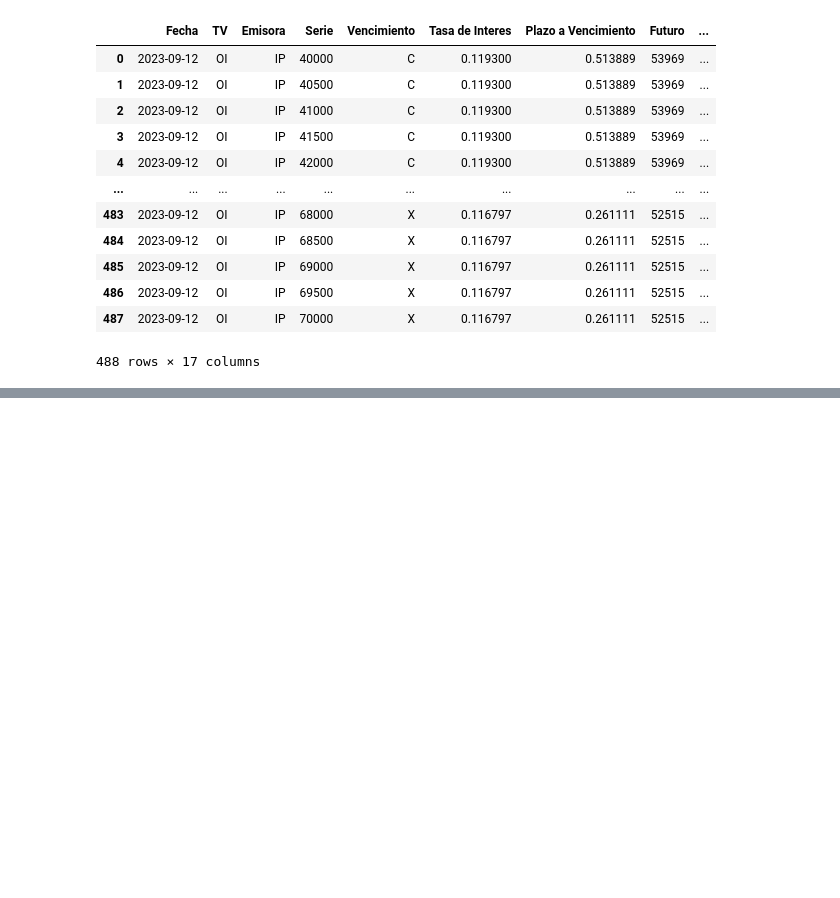
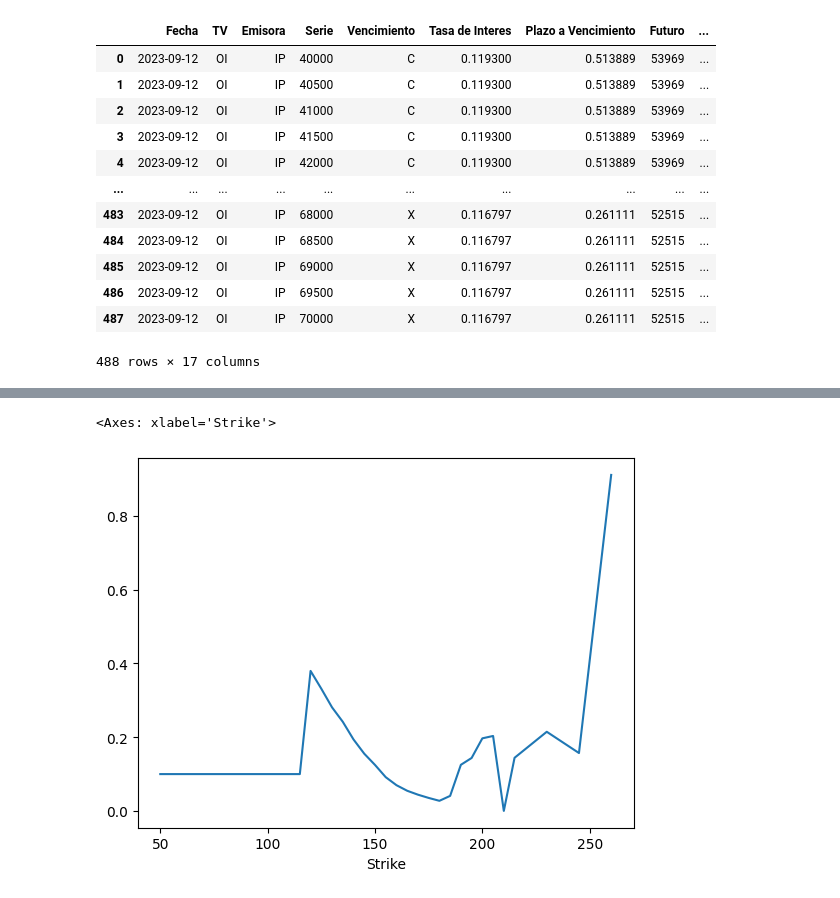
Before and after one commit to waldensanchez/HestonAutomation, a Jupyter notebook: NewApproach.ipynb, the cells around one changed output, grey strips where cells are left out. Drawn from its saved outputs; the diff is of its cells as text; code cells hidden in the pictures; blank space fills up the shorter version.

```diff
--- a/NewApproach.ipynb
+++ b/NewApproach.ipynb
@@ -48,16 +115,11 @@ Name: Futuro, Length: 488, dtype: int64
-# %%
-spots =
-strikes = heston.Serie.values
-mkts = heston.
-dividend = .0
-vols = calls['impliedVolatility'].values
-calc = calls['lastTradeDate'].values
-maturities = calls['Maturity'].values
-
-
-results = [HestonParameters(spot_price, strike_price, market_price, dividend, traditional_implied_volatility, calculation_date, maturity_date) for
-spot_price, strike_price, market_price, traditional_implied_volatility, calculation_date, maturity_date in zip(spots, strikes, mkts, vols, calc, maturities)]
-get_metrics(results)
+# %%
+v0_df = pd.concat(results, axis = 0)
+v0_df = v0_df[v0_df['Success']==True]
+v0_df.Params = v0_df.Params.apply(lambda x: x[0])
+v0_df.set_index('Strike').Params.plot()
+# %% [output]
+<Axes: xlabel='Strike'>
+[figure, added]
 # %%
 from datetime import timedelta
 # Definir el ticker para Google
```
Also changed, not shown: parts of 14 cells of this notebook, 3 other files.
